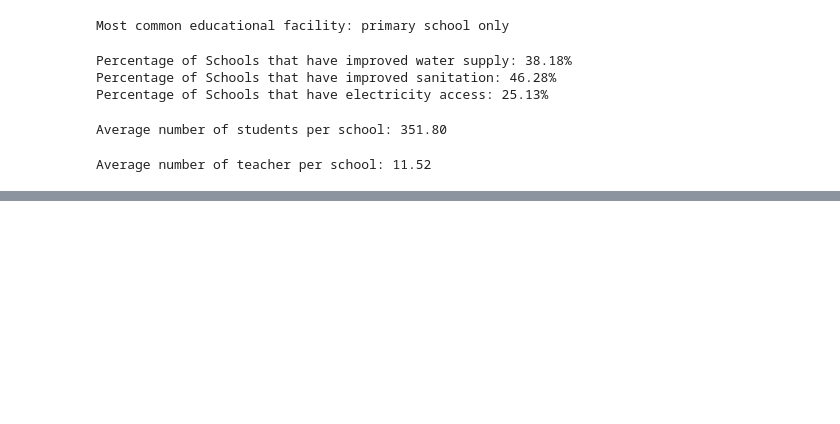
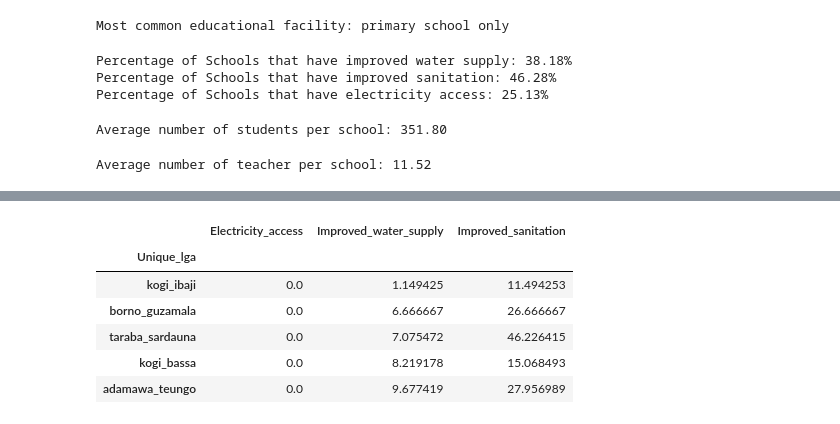
Before and after one commit to augustus-somtochukwu-umeh/Educational-Facilities-in-Nigeria, a Jupyter notebook: Education.ipynb, the cells around one changed output, grey strips where cells are left out. Cells and saved outputs as stored; diff of their text form; code cells hidden in the pictures; blank space fills up the shorter version.

```diff
--- a/Education.ipynb
+++ b/Education.ipynb
@@ -511,0 +576,12 @@ Average number of teacher per school: 11.52
+# %%
+lga_access = df.groupby('Unique_lga')[['Electricity_access', 'Improved_water_supply', 'Improved_sanitation']].mean()*100
+
+lga_access.sort_values(['Electricity_access', 'Improved_water_supply', 'Improved_sanitation']).head(5)
+# %% [output]
+|  | Electricity_access | Improved_water_supply | Improved_sanitation |
+| Unique_lga |  |  |  |
+| kogi_ibaji | 0.0 | 1.149425 | 11.494253 |
+| borno_guzamala | 0.0 | 6.666667 | 26.666667 |
+| taraba_sardauna | 0.0 | 7.075472 | 46.226415 |
+| kogi_bassa | 0.0 | 8.219178 | 15.068493 |
+| adamawa_teungo | 0.0 | 9.677419 | 27.956989 |
```
Also changed, not shown: parts of 11 cells of this notebook.
